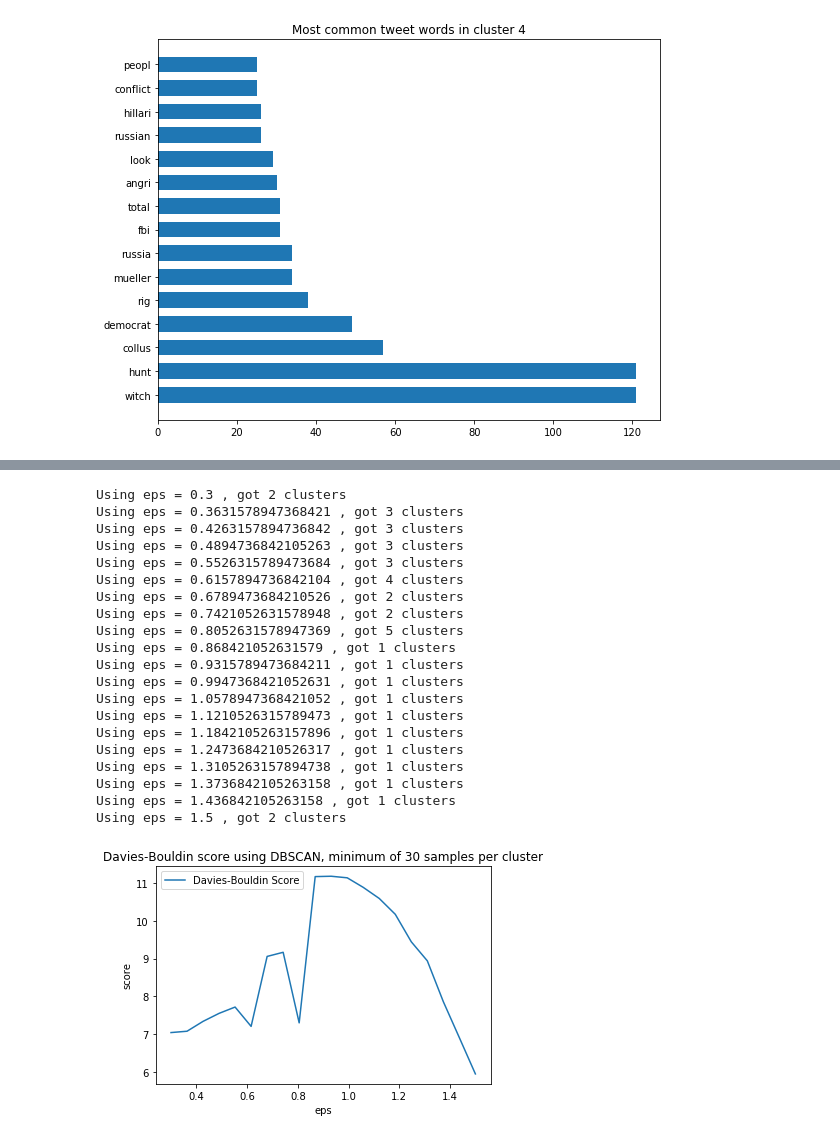
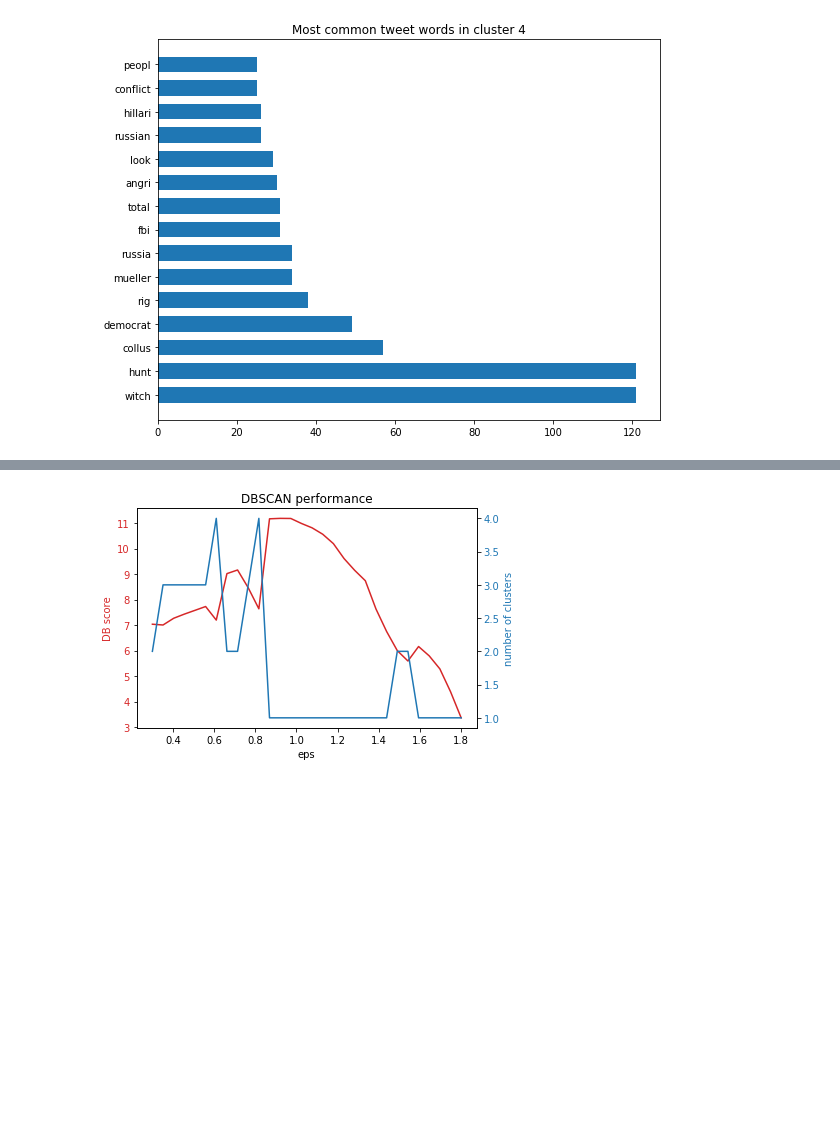
Before and after one commit to RojerGS/DataScience, a Jupyter notebook: TrumpTweetsClustering/oneHotPCA.ipynb, the cells around one changed output, grey strips where cells are left out. Saved outputs shown, nothing was run; the diff lists cells and outputs as text; code cells hidden in the pictures; blank space fills up the shorter version.

```diff
--- a/TrumpTweetsClustering/oneHotPCA.ipynb
+++ b/TrumpTweetsClustering/oneHotPCA.ipynb
@@ -253,3 +253,16 @@ We have 2320 words, of which 515 are unique
 [figure]
 [figure]
 [figure]
+# %%
+# The first cluster is not good, so try with more clusters
+reduced = get_pca(20)
+agg = AgglomerativeClustering(n_clusters=20).fit(reduced)
+agg_clusters = [[] for i in range(max(agg.labels_+1))]
+for idx, lbl in enumerate(agg.labels_):
+    agg_clusters[lbl].append(idx)
+
+print(list(map(len, agg_clusters)))
+
+random.seed(162323)
+# take some random tweets from every cluster
+explore_clusters(agg_clusters)
@@ -256,44 +299,38 @@ We have 2320 words, of which 515 are unique
 # %%
 # apply the DBSCAN algorithm to the data for different values of K
 # FIX THE ARGUMENT MIN_SAMPLES
-Eps = np.linspace(.3,1.5,20)
+reduced = get_pca(20)
+Eps = np.linspace(.3,1.8,30)
 DB = np.zeros_like(Eps).astype(float)
+sizes = []
 for i, eps in enumerate(Eps):
     dbscan = DBSCAN(eps = eps, min_samples=30).fit(reduced)
     dbscan_clusters = [[] for i in range(max(dbscan.labels_+1))]
     for idx, lbl in enumerate(dbscan.labels_):
         dbscan_clusters[lbl].append(idx)
-    print(f"Using eps = {eps} , got {len(dbscan_clusters)} clusters")
-
+    sizes.append(len(dbscan_clusters))
     with np.errstate(divide='ignore'):
         DB[i] = davies_bouldin_score(mat, dbscan.labels_)
 
-plt.plot(Eps, DB, label = 'Davies-Bouldin Score')
-plt.xlabel('eps')
-plt.ylabel('score')
-plt.title('Davies-Bouldin score using DBSCAN, minimum of 30 samples per cluster')
-plt.legend()
+## Plot results of DBSCAN for different valus of eps
+fig, ax1 = plt.subplots()
+
+color = 'tab:red'
+ax1.set_xlabel('eps')
+ax1.set_ylabel('DB score', color=color)
+ax1.plot(Eps, DB, color=color)
+ax1.tick_params(axis='y', labelcolor=color)
+
+ax2 = ax1.twinx()  # instantiate a second axes that shares the same x-axis
+
+color = 'tab:blue'
+ax2.set_ylabel('number of clusters', color=color)  # we already handled the x-label with ax1
+ax2.plot(Eps, sizes, color=color)
+ax2.tick_params(axis='y', labelcolor=color)
+plt.title(f'DBSCAN performance')
+
+fig.tight_layout()  # otherwise the right y-label is slightly clipped
 plt.show()
 # %% [output]
-Using eps = 0.3 , got 2 clusters
-Using eps = 0.3631578947368421 , got 3 clusters
-Using eps = 0.4263157894736842 , got 3 clusters
-Using eps = 0.4894736842105263 , got 3 clusters
-Using eps = 0.5526315789473684 , got 3 clusters
-Using eps = 0.6157894736842104 , got 4 clusters
-Using eps = 0.6789473684210526 , got 2 clusters
-Using eps = 0.7421052631578948 , got 2 clusters
-Using eps = 0.8052631578947369 , got 5 clusters
-Using eps = 0.868421052631579 , got 1 clusters
-Using eps = 0.9315789473684211 , got 1 clusters
-Using eps = 0.9947368421052631 , got 1 clusters
-Using eps = 1.0578947368421052 , got 1 clusters
-Using eps = 1.1210526315789473 , got 1 clusters
-Using eps = 1.1842105263157896 , got 1 clusters
-Using eps = 1.2473684210526317 , got 1 clusters
-Using eps = 1.3105263157894738 , got 1 clusters
-Using eps = 1.3736842105263158 , got 1 clusters
-Using eps = 1.436842105263158 , got 1 clusters
-Using eps = 1.5 , got 2 clusters
-[figure, old version]
+[figure, new version]
 # %%
```
Also changed, not shown: parts of 4 cells of this notebook, 3 other files.
